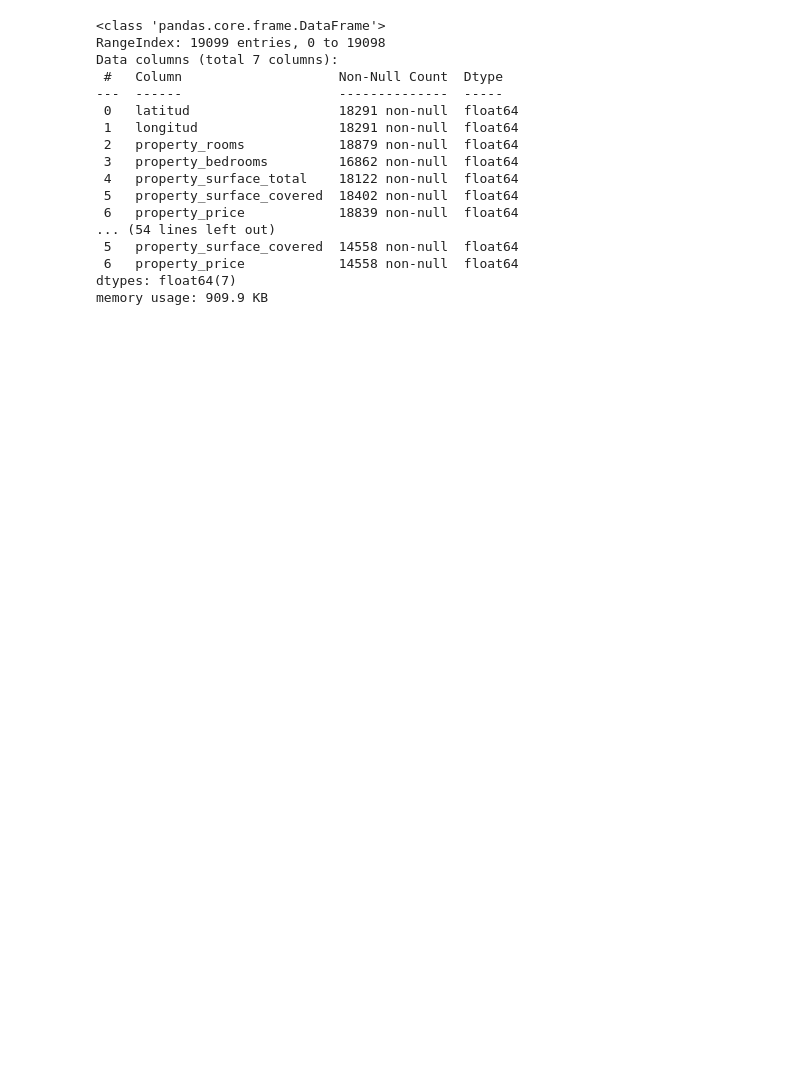
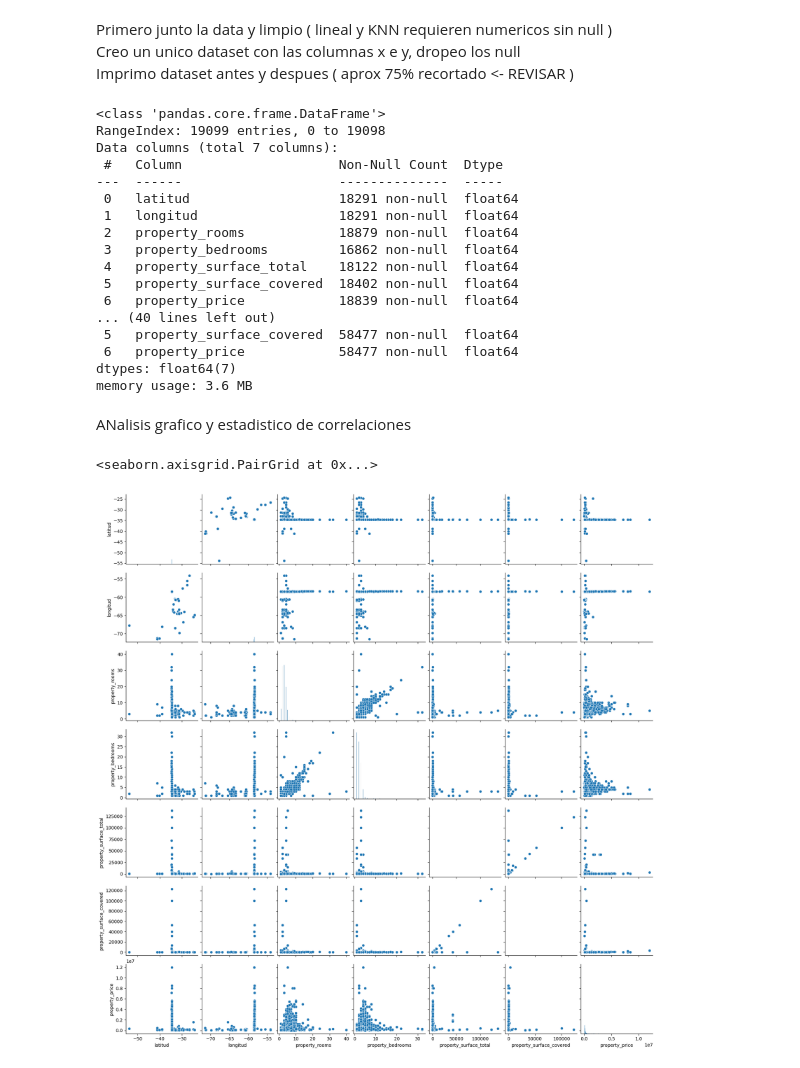
Before and after one commit to sttesta3/7506R-1C2024-GRUPO08, a Jupyter notebook: Regresion.ipynb, the cells around one changed output. Cells and saved outputs as stored; diff of their text form; code cells hidden in the pictures; blank space fills up the shorter version.

Commit message:
WIP: Comentarios para facilitar lectura. Falta k-fold y revisar limpieza de datos anterior

```diff
--- a/Regresion.ipynb
+++ b/Regresion.ipynb
@@ -14,8 +15,13 @@ from sklearn.neighbors import KNeighborsRegressor
+# %% [markdown]
+Primero junto la data y limpio ( lineal y KNN  requieren numericos sin null ) \
+Creo un unico dataset con las columnas x e y, dropeo los null \
+Imprimo dataset antes y despues ( aprox 75% recortado <- REVISAR )
 # %%
 # Ruta donde van a estar todos los datasets
 ruta = "https://raw.githubusercontent.com/sttesta3/7506R-1C2024-GRUPO08/santiago/datasets/"
 x_train = pd.read_csv(ruta + "x_columnas_entrenamiento.csv")
 y_train = pd.read_csv(ruta + "y_precios_entrenamiento.csv")
+train = x_train.join(y_train)
 
 x_test = pd.read_csv(ruta + "x_columnas_test.csv")
 y_test = pd.read_csv(ruta + "y_precios_test.csv")
@@ -28,7 +34,7 @@ test_knn.info()
 test_knn.dropna(inplace=True)
 test_knn.info()
 
-x_test_knn=pd.DataFrame(test_knn, columns=["latitud","longitud","property_rooms","property_surface_total","property_surface_covered"])
+x_test_knn=pd.DataFrame(test_knn, columns=["latitud","longitud","property_bedrooms","property_rooms","property_surface_total","property_surface_covered"])
 y_test_knn=test_knn.property_price
 
 # Creamos dataset de TEST y limpiamos
@@ -41,7 +47,7 @@ train_knn.dropna(inplace=True)
 train_knn.info()
 
 y_train_knn=train_knn.property_price
-x_train_knn=pd.DataFrame(train_knn, columns=["latitud","longitud","property_rooms","property_surface_total","property_surface_covered"])
+x_train_knn=pd.DataFrame(train_knn, columns=["latitud","longitud","property_bedrooms","property_rooms","property_surface_total","property_surface_covered"])
 # %% [output]
 <class 'pandas.core.frame.DataFrame'>
 RangeIndex: 19099 entries, 0 to 19098
@@ -55,8 +61,15 @@ Data columns (total 7 columns):
  4   property_surface_total    18122 non-null  float64
  5   property_surface_covered  18402 non-null  float64
  6   property_price            18839 non-null  float64
-... (54 lines left out)
- 5   property_surface_covered  14558 non-null  float64
- 6   property_price            14558 non-null  float64
+... (40 lines left out)
+ 5   property_surface_covered  58477 non-null  float64
+ 6   property_price            58477 non-null  float64
 dtypes: float64(7)
-memory usage: 909.9 KB
+memory usage: 3.6 MB
+# %% [markdown]
+ANalisis grafico y estadistico de correlaciones
+# %%
+sns.pairplot(train_knn)
+# %% [output]
+<seaborn.axisgrid.PairGrid at 0x...>
+[figure, added]
```
Also changed, not shown: parts of 8 cells of this notebook.
